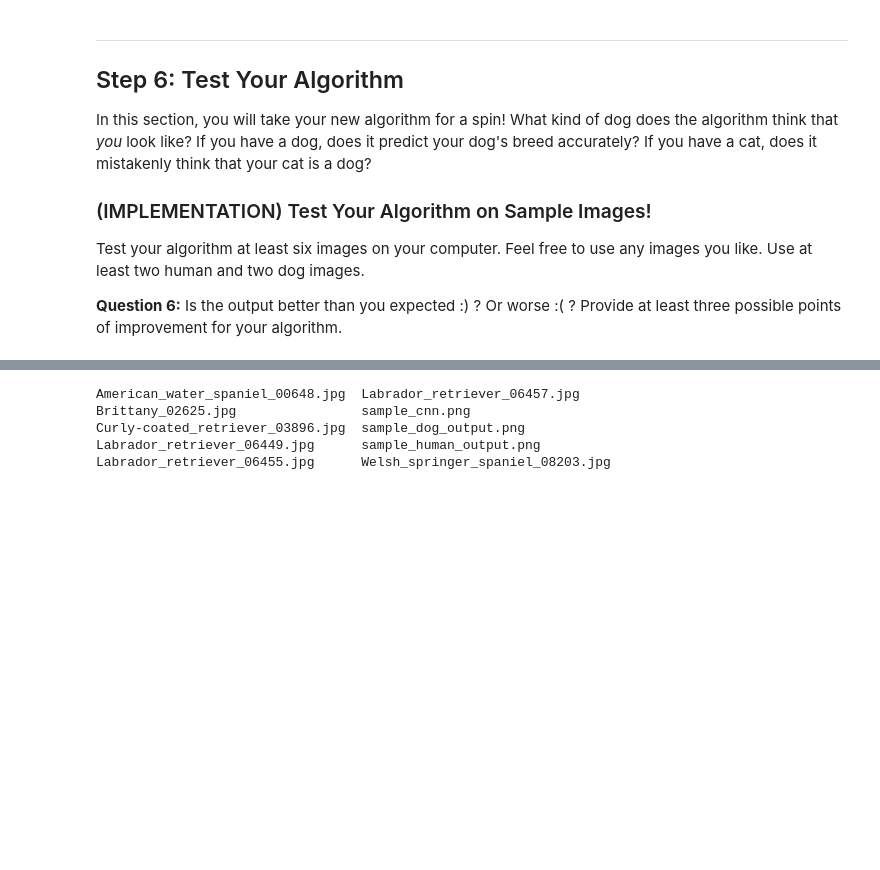
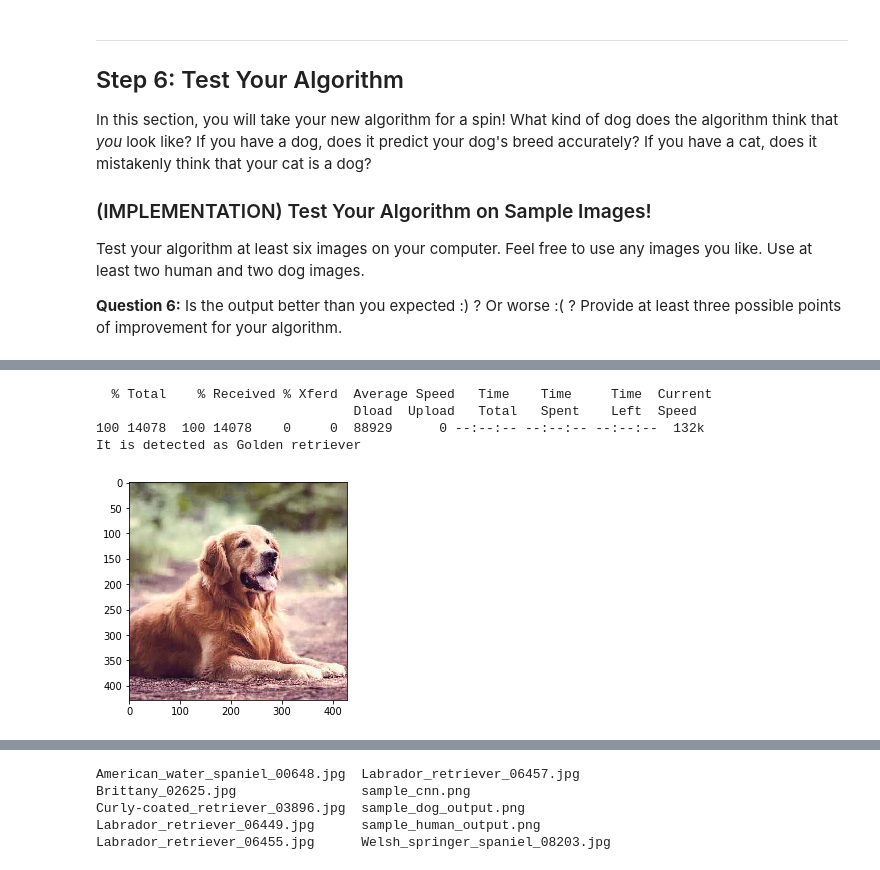
Before and after one commit to vivanks/Dog-s-Breed-Classifier, a Jupyter notebook: dog_app.ipynb, the cells around one changed output, grey strips where cells are left out. Saved outputs shown, nothing was run; the diff lists cells and outputs as text; code cells hidden in the pictures; blank space fills up the shorter version.

```diff
--- a/dog_app.ipynb
+++ b/dog_app.ipynb
@@ -879,0 +987,9 @@ It is detected as Irish red and white setter
+# %%
+!curl https://cdn.petcarerx.com/LPPE/images/articlethumbs/Intelligent-Dog-Breeds-Small.jpg>img.jpg
+run_app("img.jpg")
+# %% [output]
+  % Total    % Received % Xferd  Average Speed   Time    Time     Time  Current
+                                 Dload  Upload   Total   Spent    Left  Speed
+100 14078  100 14078    0     0  88929      0 --:--:-- --:--:-- --:--:--  132k
+It is detected as Golden retriever
+[figure, added]
```
Also changed, not shown: parts of 22 cells of this notebook, 2 other files.
